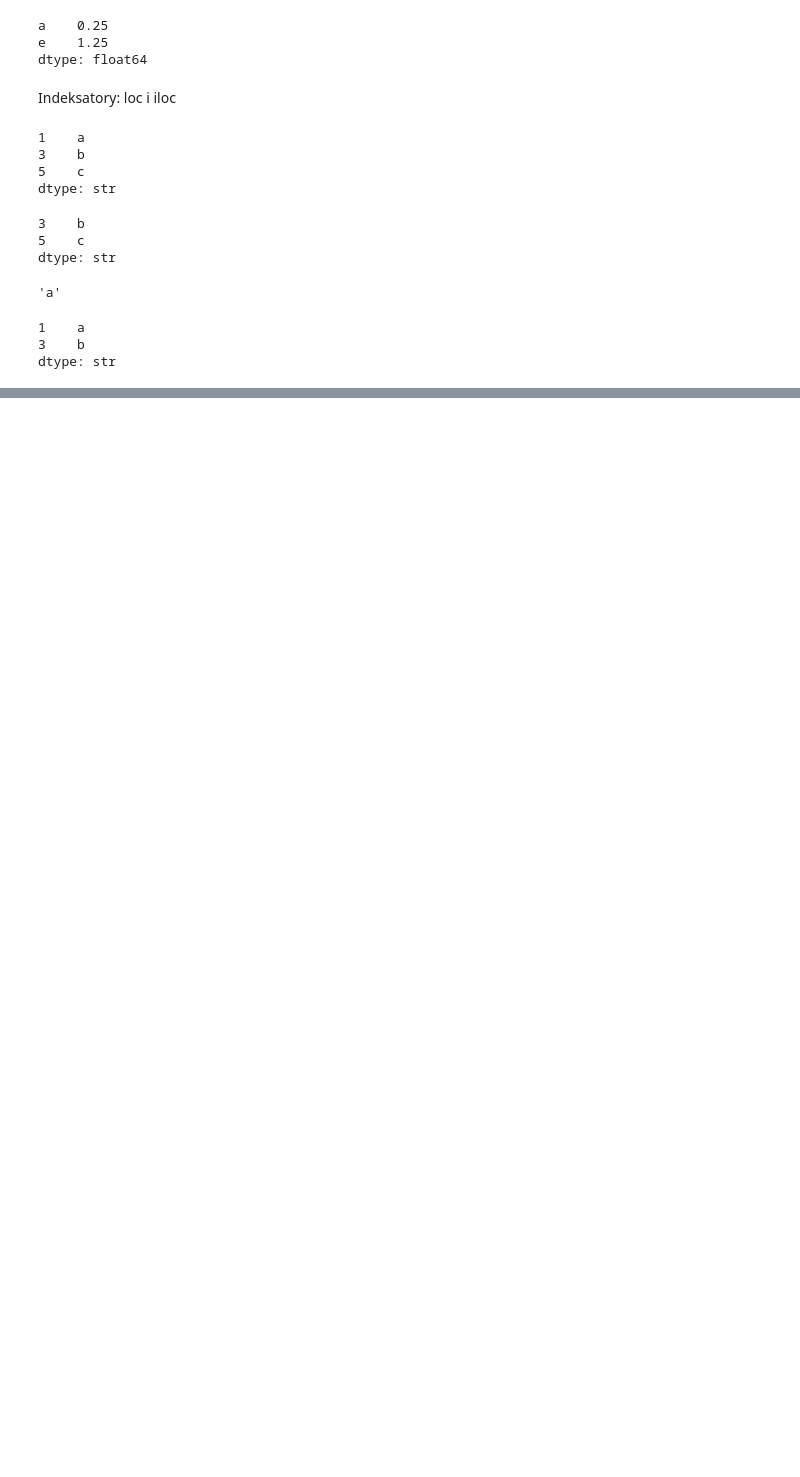
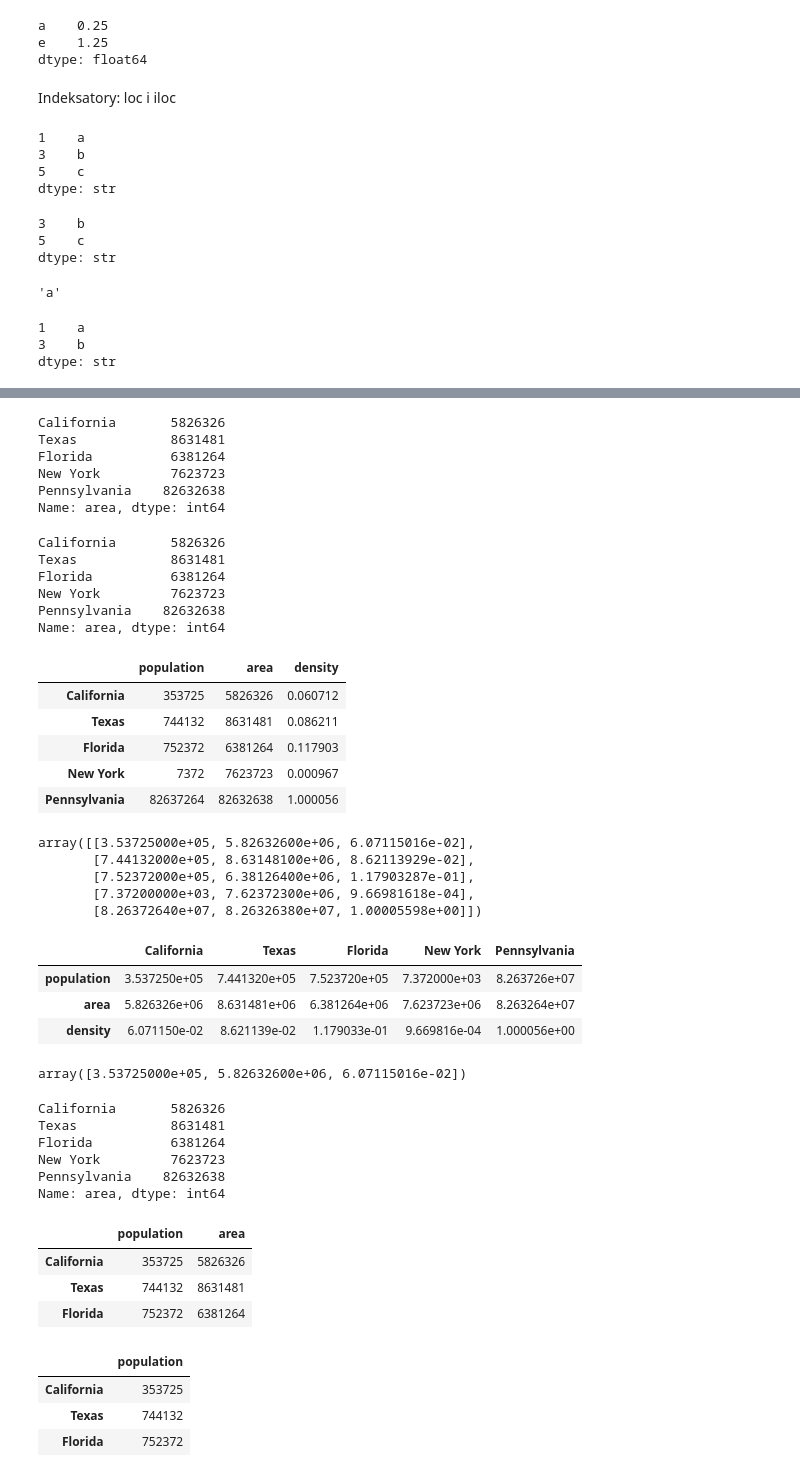
Before and after one commit to aradatascience/arads-Python-workspace, a Jupyter notebook: jupyter_04_pandas.ipynb, the cells around one changed output, grey strips where cells are left out. Saved outputs shown, nothing was run; the diff lists cells and outputs as text; code cells hidden in the pictures; blank space fills up the shorter version.

```diff
--- a/jupyter_04_pandas.ipynb
+++ b/jupyter_04_pandas.ipynb
@@ -350,0 +369,71 @@ dtype: str
+# %%
+states['area']
+# %% [output]
+California       5826326
+Texas            8631481
+Florida          6381264
+New York         7623723
+Pennsylvania    82632638
+Name: area, dtype: int64
+# %%
+states.area
+# %% [output]
+California       5826326
+Texas            8631481
+Florida          6381264
+New York         7623723
+Pennsylvania    82632638
+Name: area, dtype: int64
+# %%
+states['density'] = states['population'] / states['area']
+# %%
+states
+# %% [output]
+|  | population | area | density |
+| California | 353725 | 5826326 | 0.060712 |
+| Texas | 744132 | 8631481 | 0.086211 |
+| Florida | 752372 | 6381264 | 0.117903 |
+| New York | 7372 | 7623723 | 0.000967 |
+| Pennsylvania | 82637264 | 82632638 | 1.000056 |
+# %%
+states.values
+# %% [output]
+array([[3.53725000e+05, 5.82632600e+06, 6.07115016e-02],
+       [7.44132000e+05, 8.63148100e+06, 8.62113929e-02],
+       [7.52372000e+05, 6.38126400e+06, 1.17903287e-01],
+       [7.37200000e+03, 7.62372300e+06, 9.66981618e-04],
+       [8.26372640e+07, 8.26326380e+07, 1.00005598e+00]])
+# %%
+states.T
+# %% [output]
+|  | California | Texas | Florida | New York | Pennsylvania |
+| population | 3.537250e+05 | 7.441320e+05 | 7.523720e+05 | 7.372000e+03 | 8.263726e+07 |
+| area | 5.826326e+06 | 8.631481e+06 | 6.381264e+06 | 7.623723e+06 | 8.263264e+07 |
+| density | 6.071150e-02 | 8.621139e-02 | 1.179033e-01 | 9.669816e-04 | 1.000056e+00 |
+# %%
+states.values[0]
+# %% [output]
+array([3.53725000e+05, 5.82632600e+06, 6.07115016e-02])
+# %%
+states['area']
+# %% [output]
+California       5826326
+Texas            8631481
+Florida          6381264
+New York         7623723
+Pennsylvania    82632638
+Name: area, dtype: int64
+# %%
+states.iloc[:3, :2]
+# %% [output]
+|  | population | area |
+| California | 353725 | 5826326 |
+| Texas | 744132 | 8631481 |
+| Florida | 752372 | 6381264 |
+# %%
+states.loc[:'Florida', :'population']
+# %% [output]
+|  | population |
+| California | 353725 |
+| Texas | 744132 |
+| Florida | 752372 |
```
Also changed, not shown: parts of 14 cells of this notebook.
